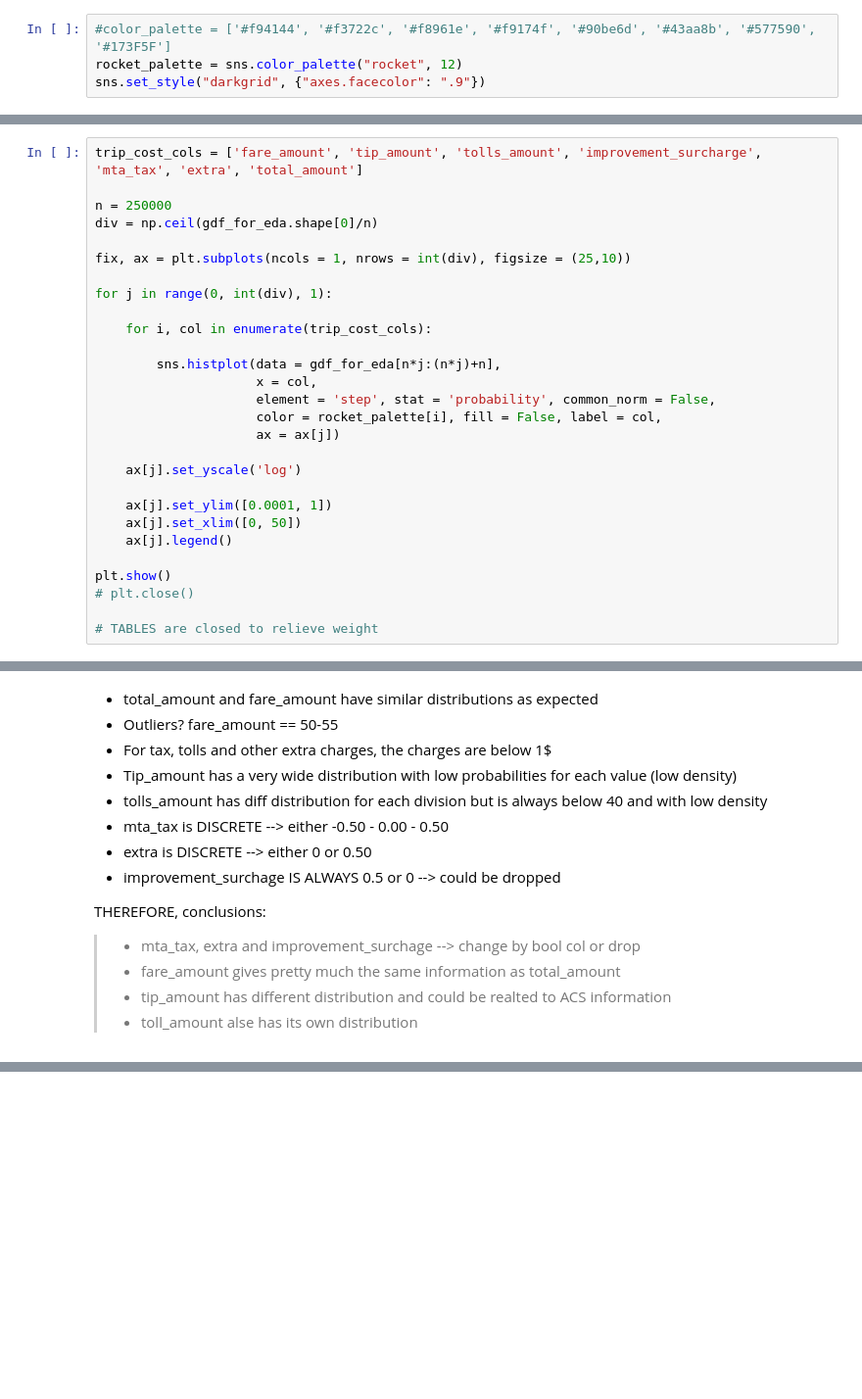
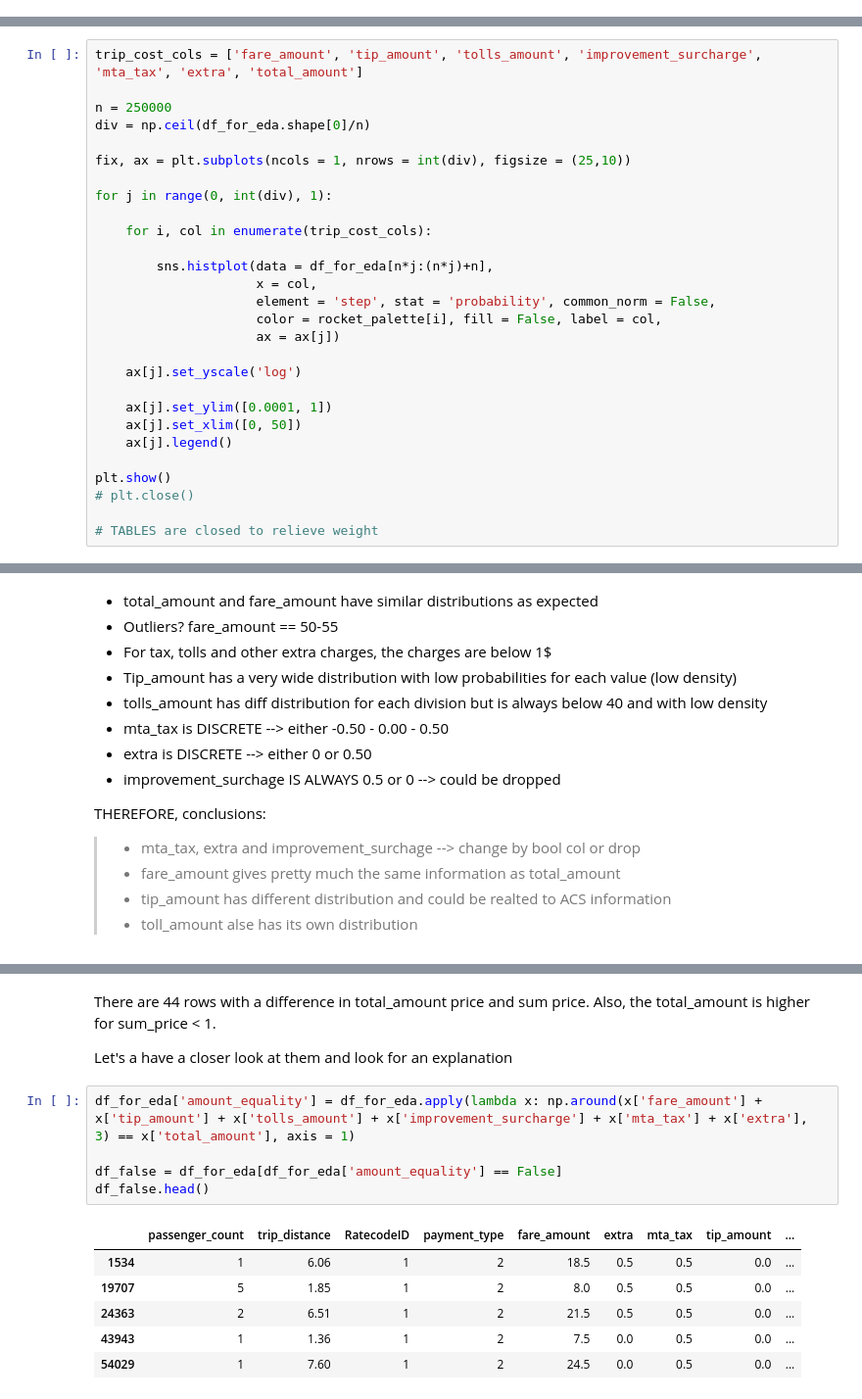
Before and after one commit to LAMDAMielgo/nyc_taxis, a Jupyter notebook: notebooks/EDA 01.ipynb, the cells around one changed output, grey strips where cells are left out. Shown: that part at 98% size. Saved outputs shown, nothing was run; the diff lists cells and outputs as text; blank space fills up the shorter version.

```diff
--- a/notebooks/EDA 01.ipynb
+++ b/notebooks/EDA 01.ipynb
@@ -18,4 +23,0 @@ import matplotlib.pyplot as plt
-# %%
-#color_palette = ['#f94144', '#f3722c', '#f8961e', '#f9174f', '#90be6d', '#43aa8b', '#577590', '#173F5F']
-rocket_palette = sns.color_palette("rocket", 12)
-sns.set_style("darkgrid", {"axes.facecolor": ".9"})
@@ -455,7 +543,7 @@ There are two types of information provided in this dataset:
 trip_cost_cols = ['fare_amount', 'tip_amount', 'tolls_amount', 'improvement_surcharge', 'mta_tax', 'extra', 'total_amount']
 
 n = 250000
-div = np.ceil(gdf_for_eda.shape[0]/n)
+div = np.ceil(df_for_eda.shape[0]/n)
 
 fix, ax = plt.subplots(ncols = 1, nrows = int(div), figsize = (25,10))
 
@@ -463,7 +551,7 @@ for j in range(0, int(div), 1):
 
     for i, col in enumerate(trip_cost_cols):
 
-        sns.histplot(data = gdf_for_eda[n*j:(n*j)+n],
+        sns.histplot(data = df_for_eda[n*j:(n*j)+n],
                      x = col,
                      element = 'step', stat = 'probability', common_norm = False,
                      color = rocket_palette[i], fill = False, label = col,
@@ -502,0 +621,16 @@ gdf_
+# %% [markdown]
+There are 44 rows with a difference in total_amount price and sum price. Also, the total_amount is higher for sum_price < 1.
+
+Let's a have a closer look at them and look for an explanation
+# %%
+df_for_eda['amount_equality'] = df_for_eda.apply(lambda x: np.around(x['fare_amount'] + x['tip_amount'] + x['tolls_amount'] + x['improvement_surcharge'] + x['mta_tax'] + x['extra'], 3) == x['total_amount'], axis = 1)
+
+df_false = df_for_eda[df_for_eda['amount_equality'] == False]
+df_false.head()
+# %% [output]
+|  | passenger_count | trip_distance | RatecodeID | payment_type | fare_amount | extra | mta_tax | tip_amount | ... |
+| 1534 | 1 | 6.06 | 1 | 2 | 18.5 | 0.5 | 0.5 | 0.0 | ... |
+| 19707 | 5 | 1.85 | 1 | 2 | 8.0 | 0.5 | 0.5 | 0.0 | ... |
+| 24363 | 2 | 6.51 | 1 | 2 | 21.5 | 0.5 | 0.5 | 0.0 | ... |
+| 43943 | 1 | 1.36 | 1 | 2 | 7.5 | 0.0 | 0.5 | 0.0 | ... |
+| 54029 | 1 | 7.60 | 1 | 2 | 24.5 | 0.0 | 0.5 | 0.0 | ... |
```
Also changed, not shown: parts of 62 cells of this notebook.
